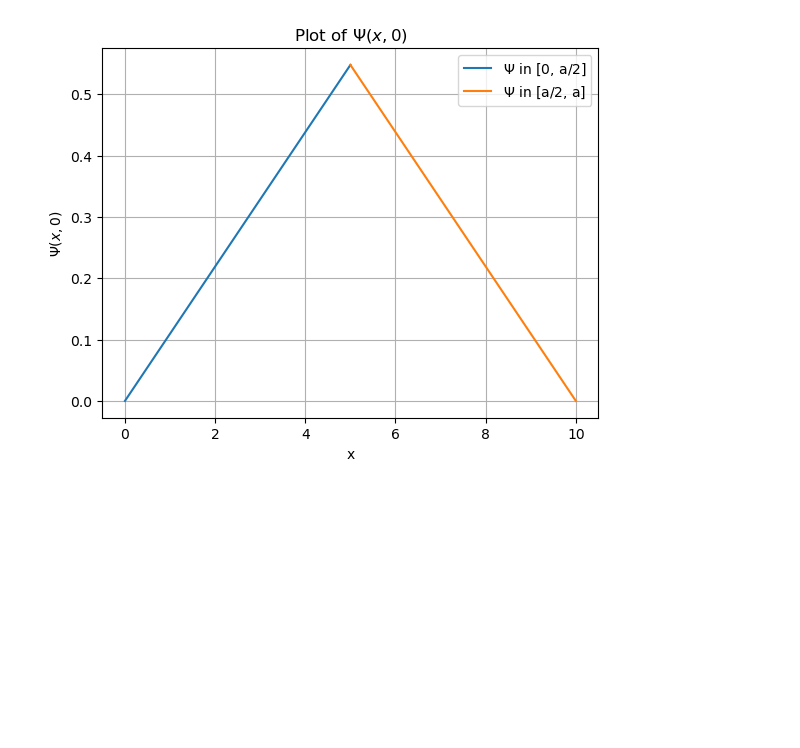
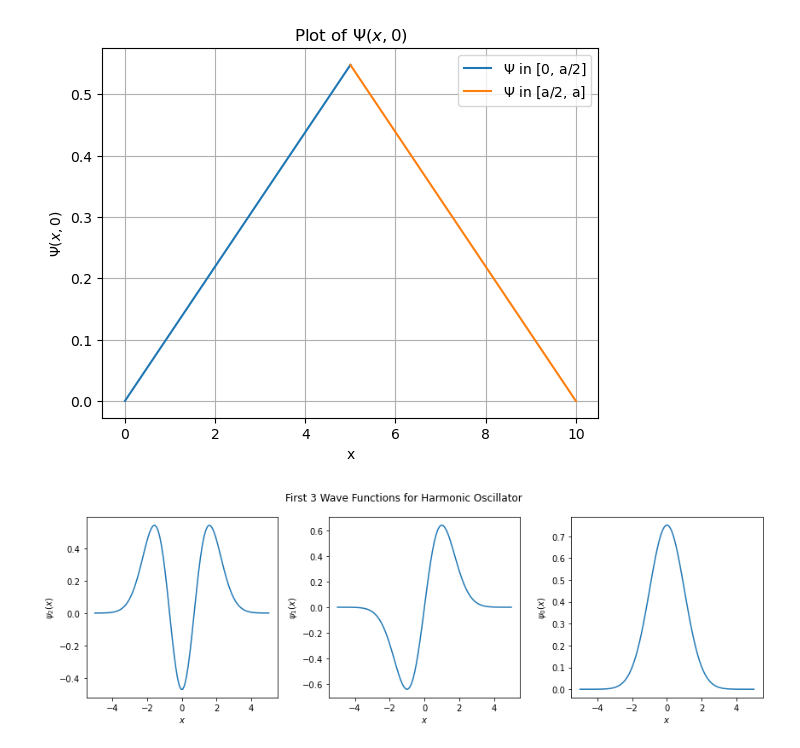
Before and after one commit to gcalbertini/quantum_mechanics, a Jupyter notebook: chapters/graphs_ch2/visuals.ipynb, the cells around one changed output. Saved outputs shown, nothing was run; the diff lists cells and outputs as text; code cells hidden in the pictures; blank space fills up the shorter version.

```diff
--- a/chapters/graphs_ch2/visuals.ipynb
+++ b/chapters/graphs_ch2/visuals.ipynb
@@ -24,3 +24,61 @@ plt.savefig('2_7_1.png')
 plt.show()
 # %% [output]
 [figure]
+# %%
+import numpy as np
+import matplotlib.pyplot as plt
+from scipy.special import erf
+
+# Constants
+m = 1.0  # mass
+omega = 1.0  # angular frequency
+hbar = 1  # reduced Planck constant, but made legible with 1
+
+# Define the wave function (psi2)
+def psi2(x):
+    coeff = np.sqrt(2.0 * m * omega / (np.pi * hbar))**0.25
+    exp_term = np.exp(-m * omega / (2.0 * hbar) * x**2)
+    return coeff * (m * omega * x**2 / hbar - 0.5) * exp_term
+
+def psi1(x):
+   coeff =  (m*omega/(np.pi * hbar))**0.25 * np.sqrt(2*m*omega/hbar)
+   exp_term = np.exp(-m * omega / (2.0 * hbar) * x**2)
+   return coeff * exp_term * x
+
+def psi0(x):
+    return (m*omega/(np.pi * hbar))**0.25 * np.exp(-m * omega / (2.0 * hbar) * x**2)
+
+# Generate x values
+x = np.linspace(-5, 5, 100)
+
+# Calculate the wave function (psi2) for each x value
+y_psi2 = psi2(x)
+
+# Calculate the antiderivatives for each x value
+y_psi1 = psi1(x)
+y_psi0 = psi0(x)
+
+# Create a single subplot with three plots side by side
+fig, axes = plt.subplots(1, 3, figsize=(12, 4))
+
+# Plot the wave function (psi2)
+axes[0].plot(x, y_psi2)
+axes[0].set_xlabel('$x$')
+axes[0].set_ylabel('$\psi_2(x)$')
+
+# Plot the first antiderivative (psi1)
+axes[1].plot(x, y_psi1)
+axes[1].set_xlabel('$x$')
+axes[1].set_ylabel('$\psi_1(x)$')
+
+# Plot the second antiderivative (psi0)
+axes[2].plot(x, y_psi0)
+axes[2].set_xlabel('$x$')
+axes[2].set_ylabel('$\psi_0(x)$')
+
+plt.suptitle('First 3 Wave Functions for Harmonic Oscillator')
+plt.tight_layout()
+plt.savefig('2_10_1.png')
+plt.show()
+# %% [output]
+[figure, added]
```
Also changed, not shown: 3 other files.
